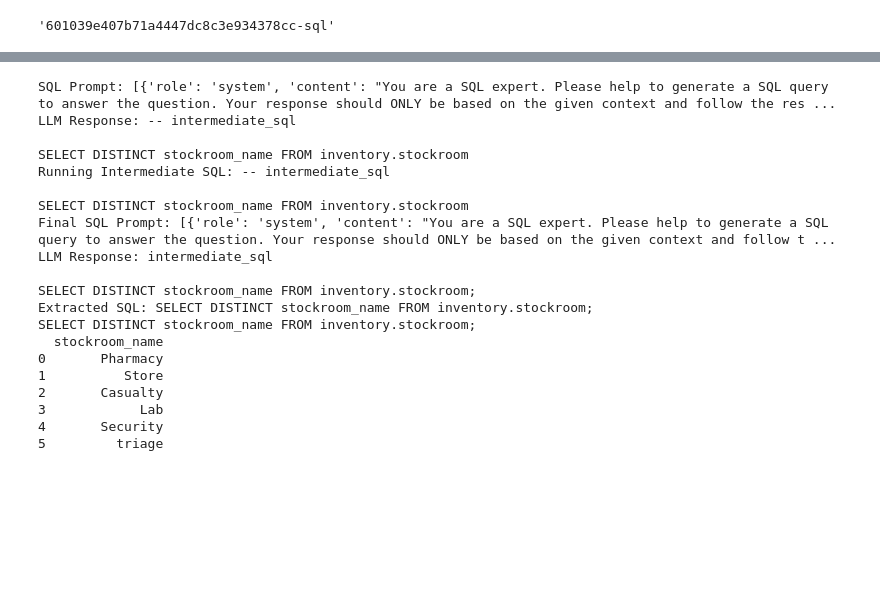
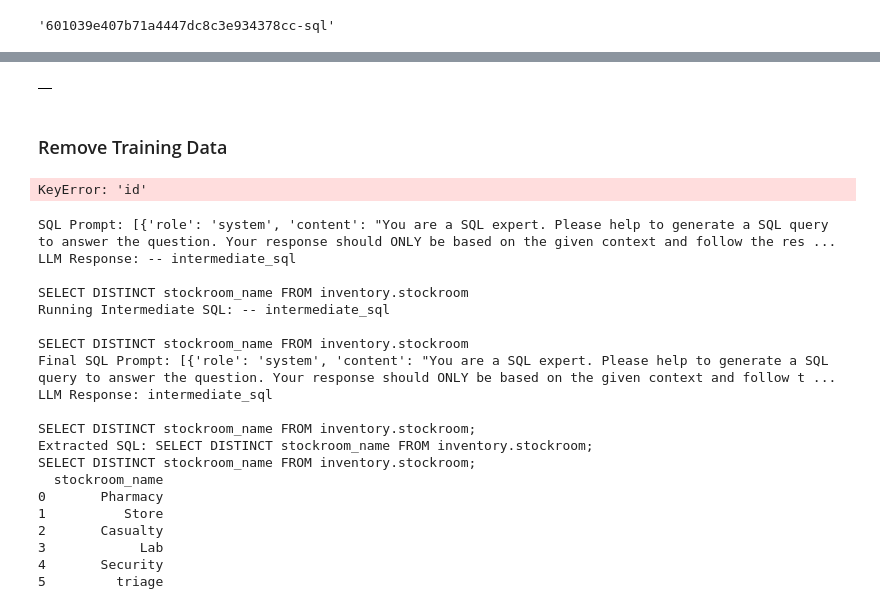
Before and after one commit to Azie88/Vanna-SQL-AI-Assistant, a Jupyter notebook: Vanna_Hosted.ipynb, the cells around one changed output, grey strips where cells are left out. Saved outputs shown, nothing was run; the diff lists cells and outputs as text; code cells hidden in the pictures; blank space fills up the shorter version.

Commit message:
Train Model on Data

```diff
--- a/Vanna_Hosted.ipynb
+++ b/Vanna_Hosted.ipynb
@@ -137,3 +129,21 @@ vn.get_training_data()
+# %%
+pd.set_option("display.max_colwidth", None)
+vn.get_training_data()
+# %% [output]
+|  |
+# %% [markdown]
+### Remove Training Data
+# %%
+training_data = vn.get_training_data()
+
+# Extract the IDs of the training data
+training_ids = training_data['id']
+
+# Remove each training data entry by its ID
+for training_id in training_ids:
+    vn.remove_training_data(training_id)
+# %% [output]
+KeyError: 'id'
 # %%
 vn.ask("can you give me distinct stockroom names from stockroom table?", allow_llm_to_see_data=True)
 # %% [output]
```
Also changed, not shown: parts of 8 cells of this notebook.
